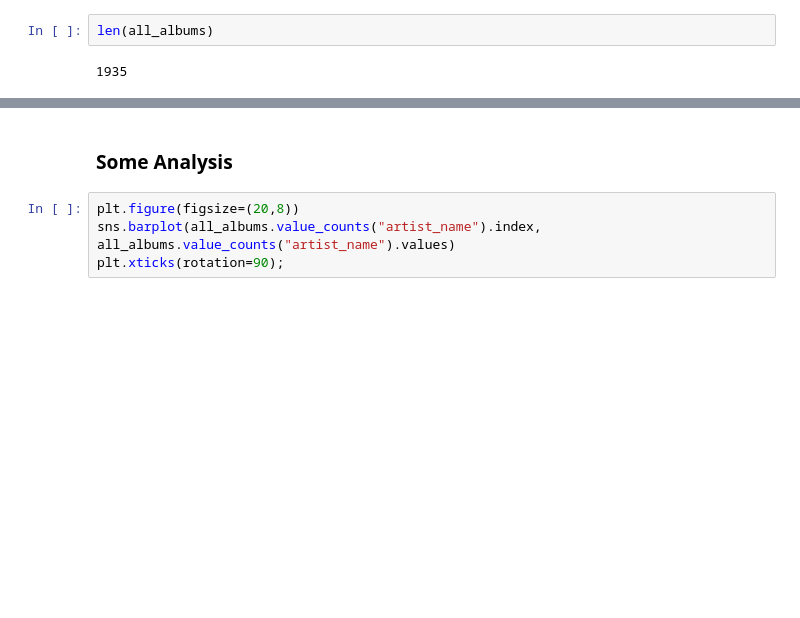
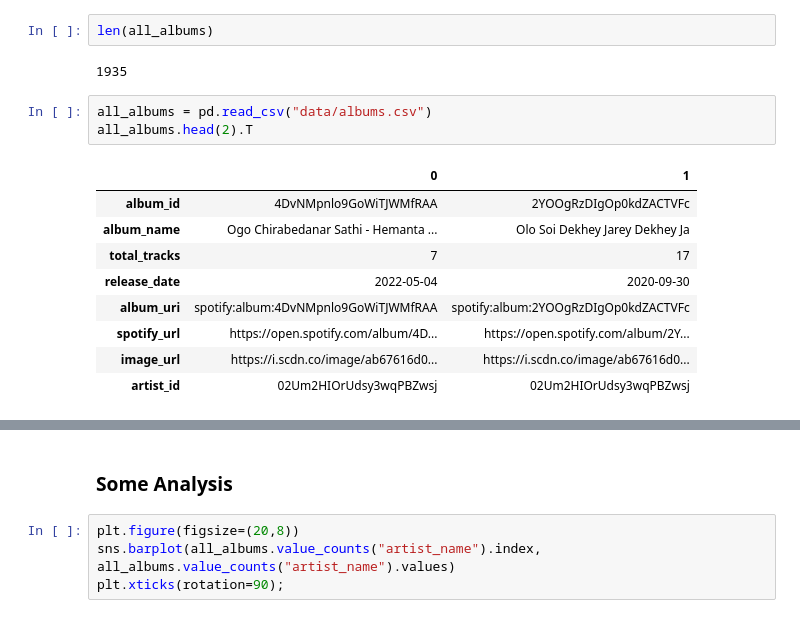
Before and after one commit to Hari31416/Music, a Jupyter notebook: Data_Collection/main.ipynb, the cells around one changed output, grey strips where cells are left out. Cells and saved outputs as stored; diff of their text form; blank space fills up the shorter version.

```diff
--- a/Data_Collection/main.ipynb
+++ b/Data_Collection/main.ipynb
@@ -301,3 +332,16 @@ all_albums.to_csv("data/albums.csv", index=False)
 len(all_albums)
 # %% [output]
 1935
+# %%
+all_albums = pd.read_csv("data/albums.csv")
+all_albums.head(2).T
+# %% [output]
+|  | 0 | 1 |
+| album_id | 4DvNMpnlo9GoWiTJWMfRAA | 2YOOgRzDIgOp0kdZACTVFc |
+| album_name | Ogo Chirabedanar Sathi - Hemanta ... | Olo Soi Dekhey Jarey Dekhey Ja |
+| total_tracks | 7 | 17 |
+| release_date | 2022-05-04 | 2020-09-30 |
+| album_uri | spotify:album:4DvNMpnlo9GoWiTJWMfRAA | spotify:album:2YOOgRzDIgOp0kdZACTVFc |
+| spotify_url | https://open.spotify.com/album/4D... | https://open.spotify.com/album/2Y... |
+| image_url | https://i.scdn.co/image/ab67616d0... | https://i.scdn.co/image/ab67616d0... |
+| artist_id | 02Um2HIOrUdsy3wqPBZwsj | 02Um2HIOrUdsy3wqPBZwsj |
```
Also changed, not shown: parts of 25 cells of this notebook, 31 other files.
